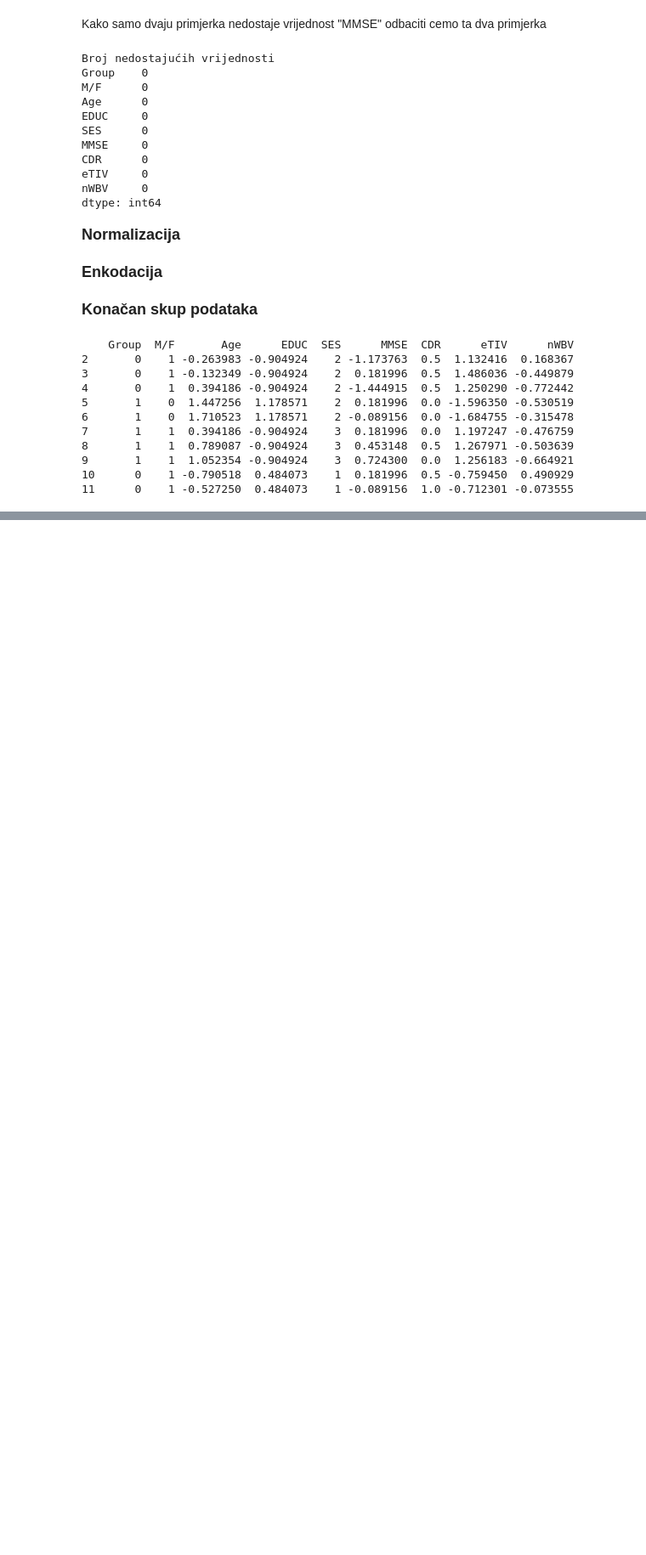
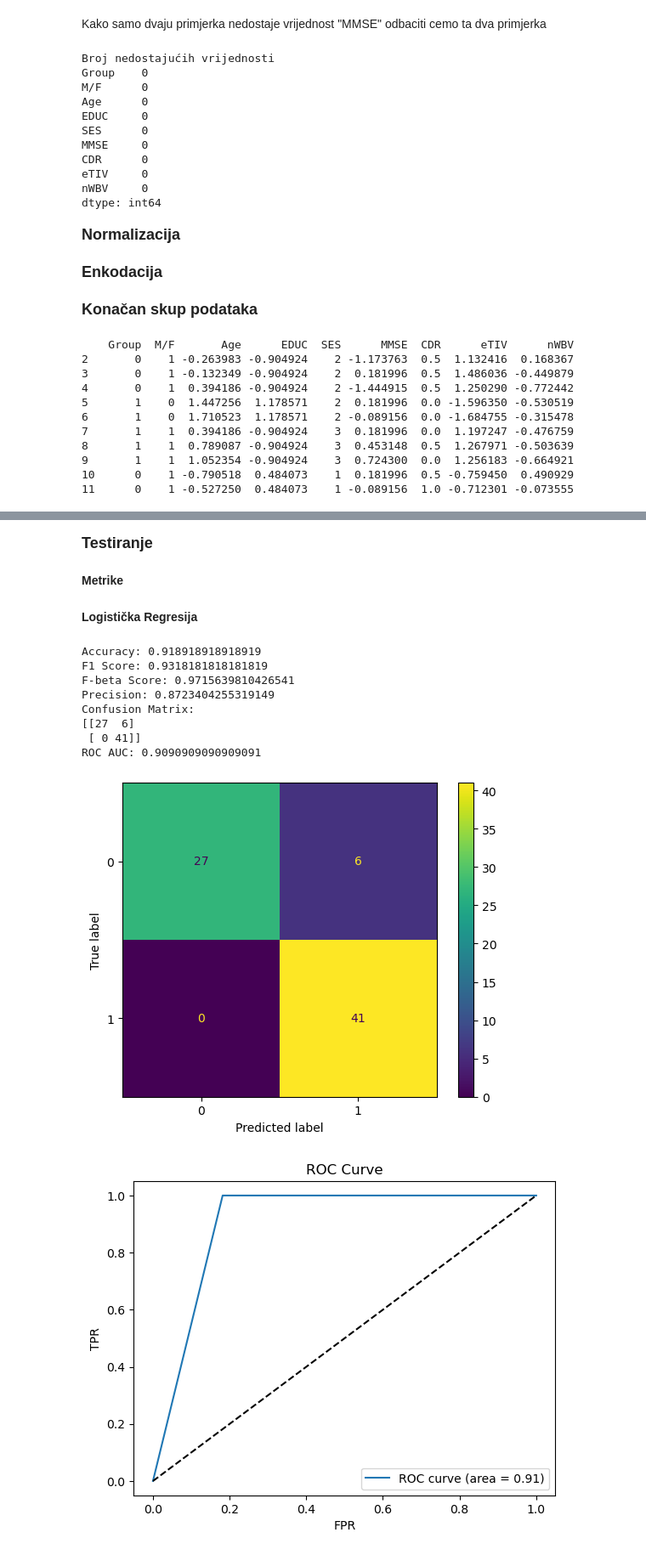
Before and after one commit to joshanak/Prediction-of-early-stage-Alzheimer-s, a Jupyter notebook: alzheimer-prediction.ipynb, the cells around one changed output, grey strips where cells are left out. Shown at 85% size. Drawn from its saved outputs; the diff is of its cells as text; code cells hidden in the pictures; blank space fills up the shorter version.

Commit message:
Add files via upload
- new ipynb with the addition of prediction

```diff
--- a/alzheimer-prediction.ipynb
+++ b/alzheimer-prediction.ipynb
@@ -419,0 +464,2 @@ print(input_dataset.head(10))
+# %%
+X_train, X_test, y_train, y_test = train_test_split(X, y, test_size=0.2)
@@ -419,0 +470,10 @@ print(input_dataset.head(10))
+# %%
+from sklearn.linear_model import LogisticRegression
+from sklearn.svm import SVC
+from xgboost import XGBClassifier
+from sklearn.tree import DecisionTreeClassifier
+from sklearn.ensemble import RandomForestClassifier
+
+models = {"LogisticRegression": LogisticRegression(), "SVM": SVC(), "XGBOOST": XGBClassifier(), "DecisionTree": DecisionTreeClassifier(), "RandomForest": RandomForestClassifier()}
+for model in models.values():
+    print(model)
@@ -419,0 +555,10 @@ print(input_dataset.head(10))
+# %%
+logreg_clf = LogisticRegression(**logreg_best_params).fit(X_train, y_train)
+svm_clf = SVC(**svm_best_params).fit(X_train, y_train)
+randomforest_clf =  RandomForestClassifier(**randomforest_best_params).fit(X_train, y_train)
+xgboost_clf = XGBClassifier(**xgboost_best_params).fit(X_train, y_train)
+decisiontree_clf = DecisionTreeClassifier(**decision_tree_best_params).fit(X_train, y_train)
+# %% [markdown]
+<font size="4"><b>Testiranje</b></font>
+# %% [markdown]
+<b>Metrike</b>
@@ -419,0 +569,53 @@ print(input_dataset.head(10))
+# %% [markdown]
+<b>Logistička Regresija</b>
+# %%
+
+y_pred = logreg_clf.predict(X_test)
+y_true = y_test
+
+logreg_acc = accuracy_score(y_true, y_pred)
+print(f"Accuracy: {logreg_acc}")
+
+
+logreg_f1 = f1_score(y_true, y_pred)
+print(f"F1 Score: {logreg_f1}")
+
+
+logreg_fbeta = fbeta_score(y_true, y_pred, beta=2)
+print(f"F-beta Score: {logreg_fbeta}")
+
+
+logreg_precision = precision_score(y_true, y_pred)
+print(f"Precision: {logreg_precision}")
+
+conf_matrix = confusion_matrix(y_true, y_pred)
+print(f"Confusion Matrix: \n{conf_matrix}")
+
+
+disp = ConfusionMatrixDisplay(confusion_matrix=conf_matrix)
+disp.plot()
+
+
+fpr, tpr, thresholds = roc_curve(y_true, y_pred)
+roc_auc = auc(fpr, tpr)
+print(f'ROC AUC: {roc_auc}')
+
+plt.figure()
+plt.plot(fpr, tpr, label='ROC curve (area = %0.2f)' % roc_auc)
+plt.plot([0, 1], [0, 1], 'k--')
+plt.xlabel("FPR")
+plt.ylabel("TPR")
+plt.title("ROC Curve")
+plt.legend()
+plt.show()
+# %% [output]
+Accuracy: 0.918918918918919
+F1 Score: 0.9318181818181819
+F-beta Score: 0.9715639810426541
+Precision: 0.8723404255319149
+Confusion Matrix:
+[[27  6]
+ [ 0 41]]
+ROC AUC: 0.9090909090909091
+[figure, added]
+[figure, added]
```
Also changed, not shown: parts of 41 cells of this notebook.
